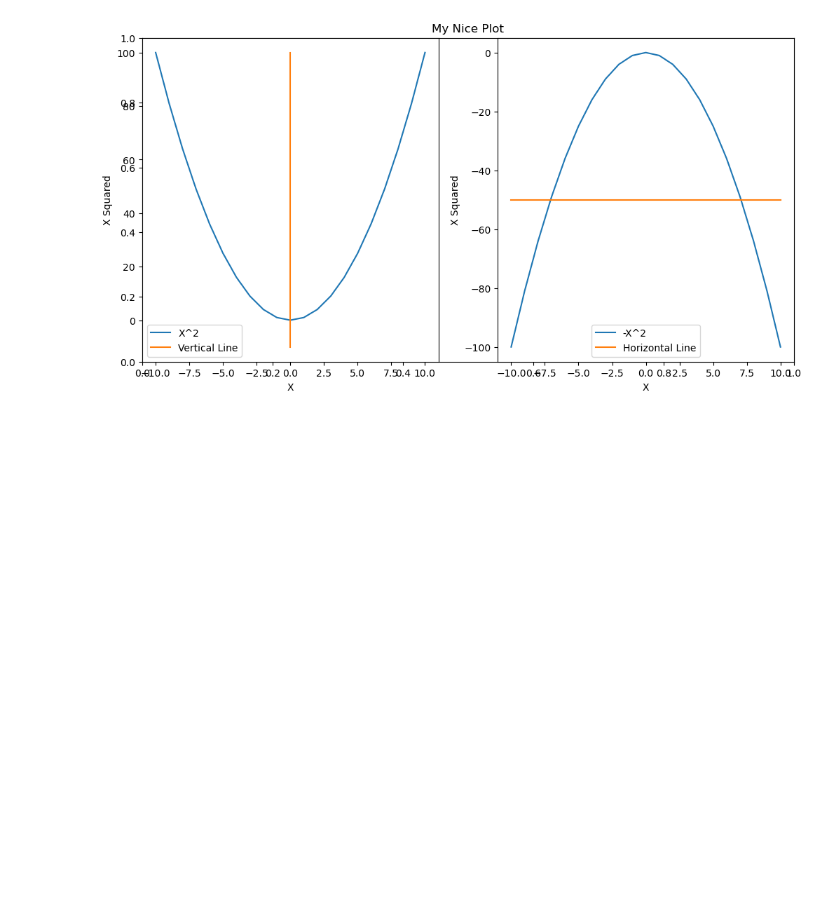
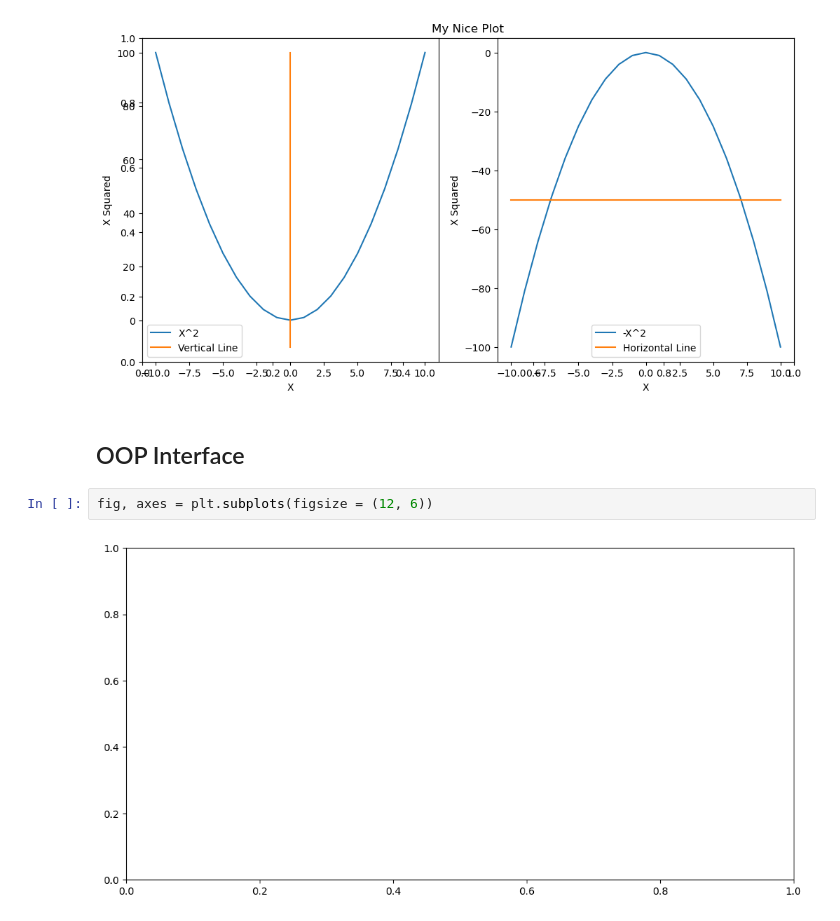
Before and after one commit to muhammadhananbaloch/Data-Analysis, a Jupyter notebook: data-cleaning-practice/Visualizations.ipynb, the cells around one changed output. Saved outputs shown, nothing was run; the diff lists cells and outputs as text; blank space fills up the shorter version.

Commit message:
OOP and Markers See OOP interface for plotting with matplotlib and explore different markers and lines for plotting in graph.

```diff
--- a/data-cleaning-practice/Visualizations.ipynb
+++ b/data-cleaning-practice/Visualizations.ipynb
@@ -50,3 +50,9 @@ plt.ylabel('X Squared')
 # %% [output]
 Text(0, 0.5, 'X Squared')
 [figure]
+# %% [markdown]
+## OOP Interface
+# %%
+fig, axes = plt.subplots(figsize = (12, 6))
+# %% [output]
+[figure, added]
```
Also changed, not shown: parts of 6 cells of this notebook.
